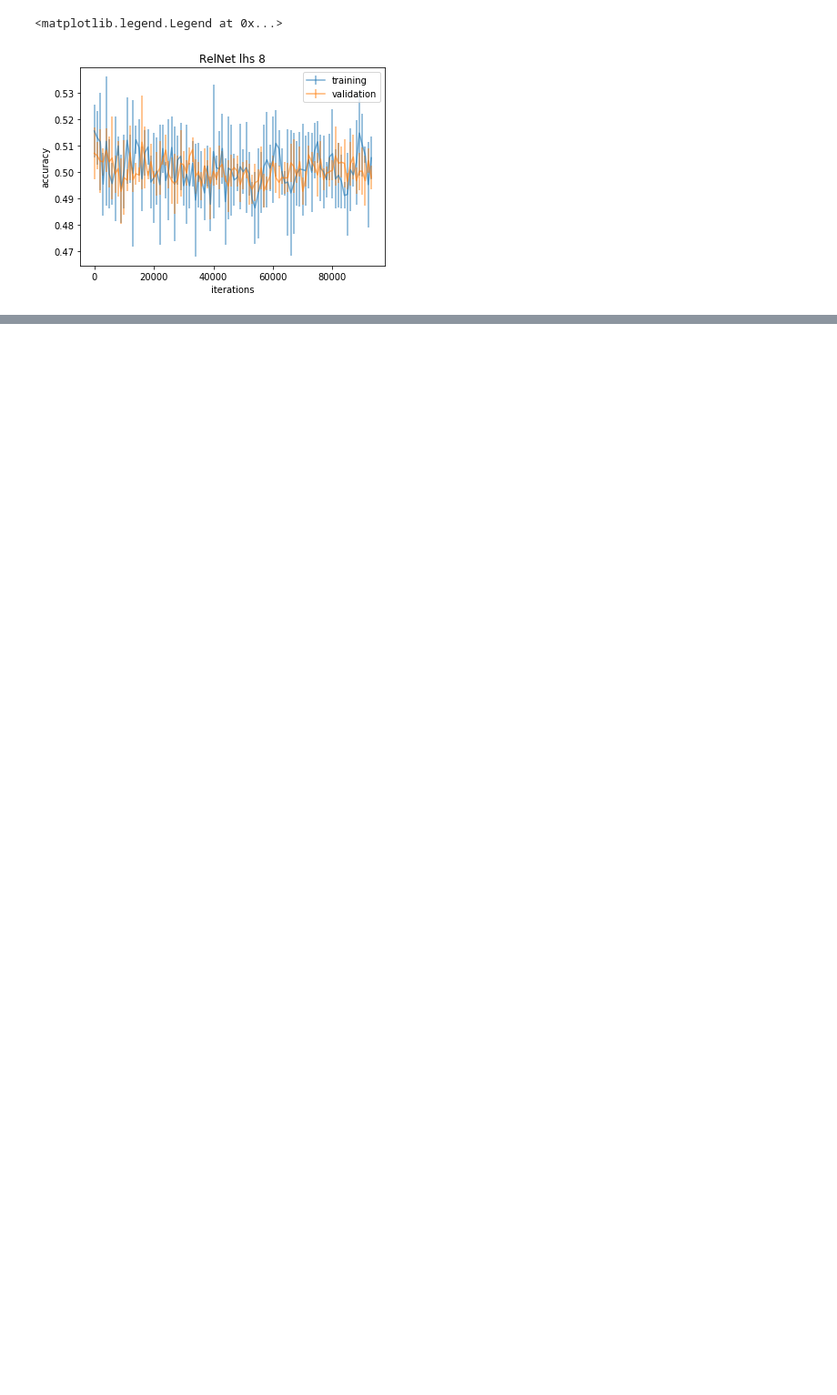
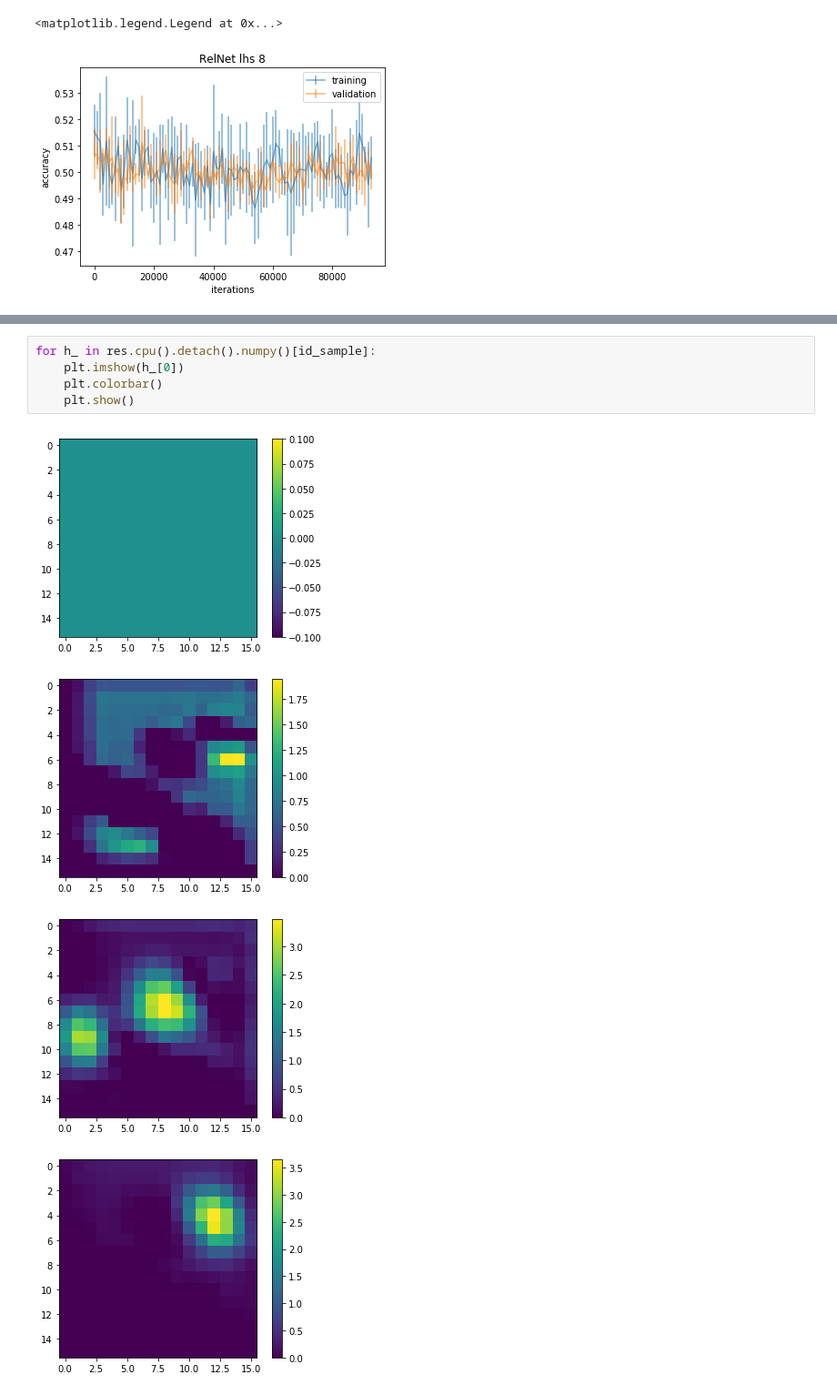
Before and after one commit to vanessadamario/understanding_reasoning, a Jupyter notebook: original_library/systematic-generalization-sqoop/scripts/notebooks/reproduce_experiments.ipynb, the cells around one changed output, grey strips where cells are left out. Shown: that part at 91% size. Saved outputs shown, nothing was run; the diff lists cells and outputs as text; blank space fills up the shorter version.

```diff
--- a/original_library/systematic-generalization-sqoop/scripts/notebooks/reproduce_experiments.ipynb
+++ b/original_library/systematic-generalization-sqoop/scripts/notebooks/reproduce_experiments.ipynb
@@ -562,0 +678,10 @@ stopped
+# %%
+for h_ in res.cpu().detach().numpy()[id_sample]:
+    plt.imshow(h_[0])
+    plt.colorbar()
+    plt.show()
+# %% [output]
+[figure, added]
+[figure, added]
+[figure, added]
+[figure, added]
```
Also changed, not shown: parts of 23 cells of this notebook.
